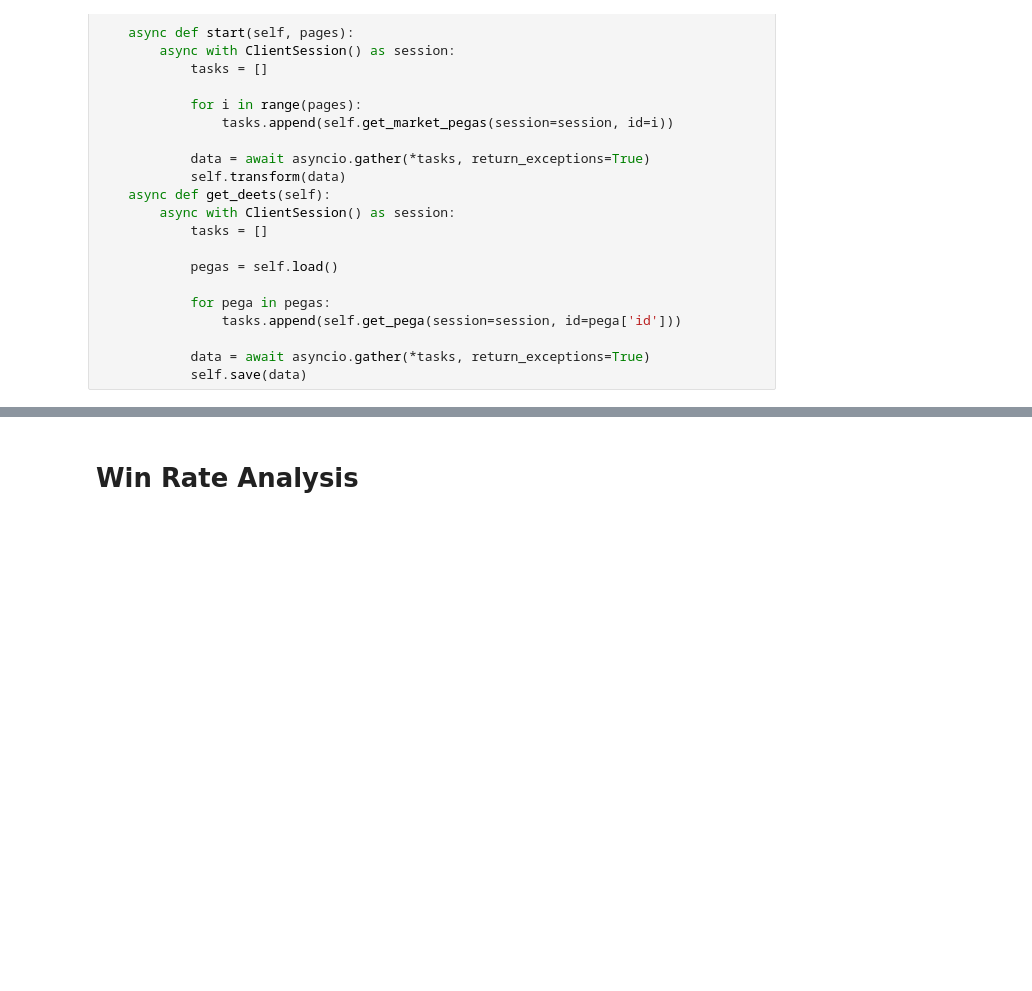
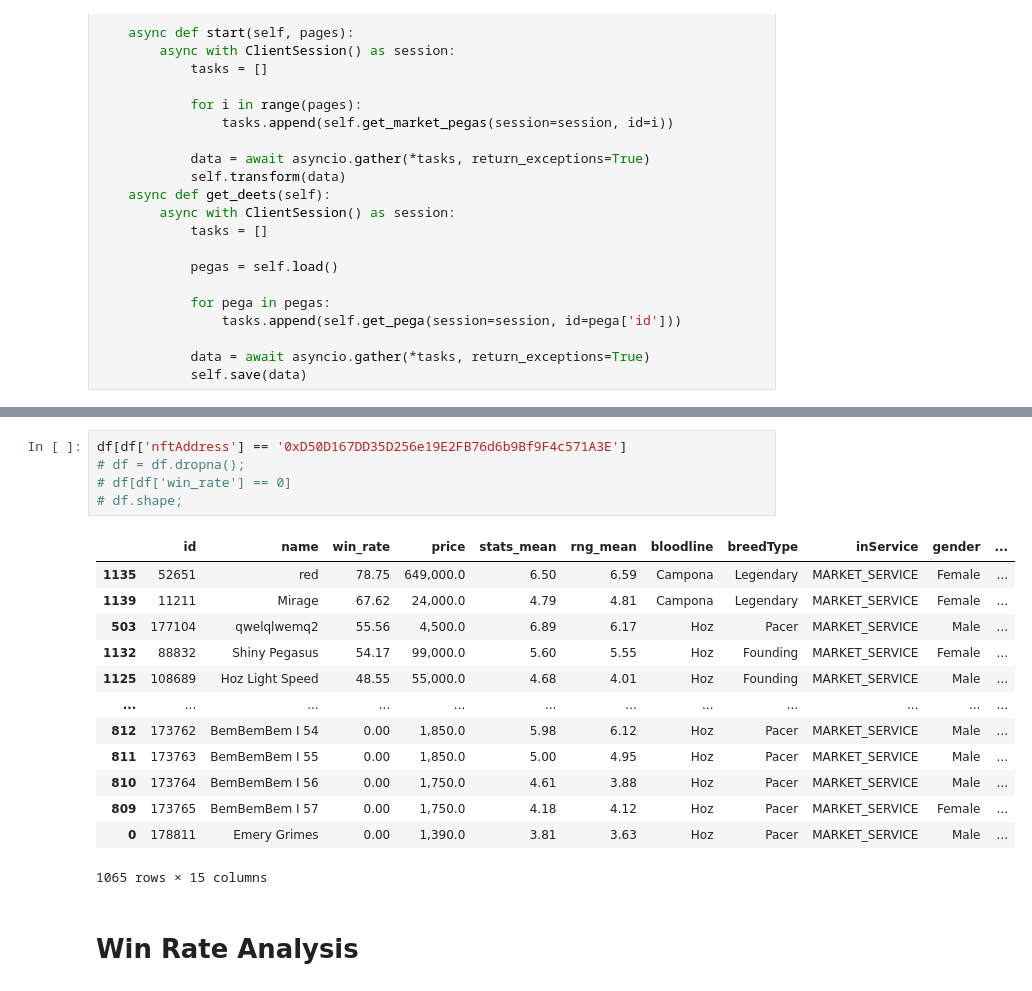
Before and after one commit to enricoaquilina/Pegaxy_research, a Jupyter notebook: Pegaxy Analysis.ipynb, the cells around one changed output, grey strips where cells are left out. Saved outputs shown, nothing was run; the diff lists cells and outputs as text; blank space fills up the shorter version.

```diff
--- a/Pegaxy Analysis.ipynb
+++ b/Pegaxy Analysis.ipynb
@@ -157,3 +192,22 @@ df = df.sort_values(by=['win_rate'], ascending=False)
+# %%
+df[df['nftAddress'] == '0xD50D167DD35D256e19E2FB76d6b9Bf9F4c571A3E']
+# df = df.dropna();
+# df[df['win_rate'] == 0]
+# df.shape;
+# %% [output]
+|  | id | name | win_rate | price | stats_mean | rng_mean | bloodline | breedType | inService | gender | ... |
+| 1135 | 52651 | red | 78.75 | 649,000.0 | 6.50 | 6.59 | Campona | Legendary | MARKET_SERVICE | Female | ... |
+| 1139 | 11211 | Mirage | 67.62 | 24,000.0 | 4.79 | 4.81 | Campona | Legendary | MARKET_SERVICE | Female | ... |
+| 503 | 177104 | qwelqlwemq2 | 55.56 | 4,500.0 | 6.89 | 6.17 | Hoz | Pacer | MARKET_SERVICE | Male | ... |
+| 1132 | 88832 | Shiny Pegasus | 54.17 | 99,000.0 | 5.60 | 5.55 | Hoz | Founding | MARKET_SERVICE | Female | ... |
+| 1125 | 108689 | Hoz Light Speed | 48.55 | 55,000.0 | 4.68 | 4.01 | Hoz | Founding | MARKET_SERVICE | Male | ... |
+| ... | ... | ... | ... | ... | ... | ... | ... | ... | ... | ... | ... |
+| 812 | 173762 | BemBemBem I 54 | 0.00 | 1,850.0 | 5.98 | 6.12 | Hoz | Pacer | MARKET_SERVICE | Male | ... |
+| 811 | 173763 | BemBemBem I 55 | 0.00 | 1,850.0 | 5.00 | 4.95 | Hoz | Pacer | MARKET_SERVICE | Male | ... |
+| 810 | 173764 | BemBemBem I 56 | 0.00 | 1,750.0 | 4.61 | 3.88 | Hoz | Pacer | MARKET_SERVICE | Male | ... |
+| 809 | 173765 | BemBemBem I 57 | 0.00 | 1,750.0 | 4.18 | 4.12 | Hoz | Pacer | MARKET_SERVICE | Female | ... |
+| 0 | 178811 | Emery Grimes | 0.00 | 1,390.0 | 3.81 | 3.63 | Hoz | Pacer | MARKET_SERVICE | Male | ... |
+1065 rows × 15 columns
 # %% [markdown]
 # Win Rate Analysis
 # %%
```
Also changed, not shown: parts of 9 cells of this notebook, 1 other file.
